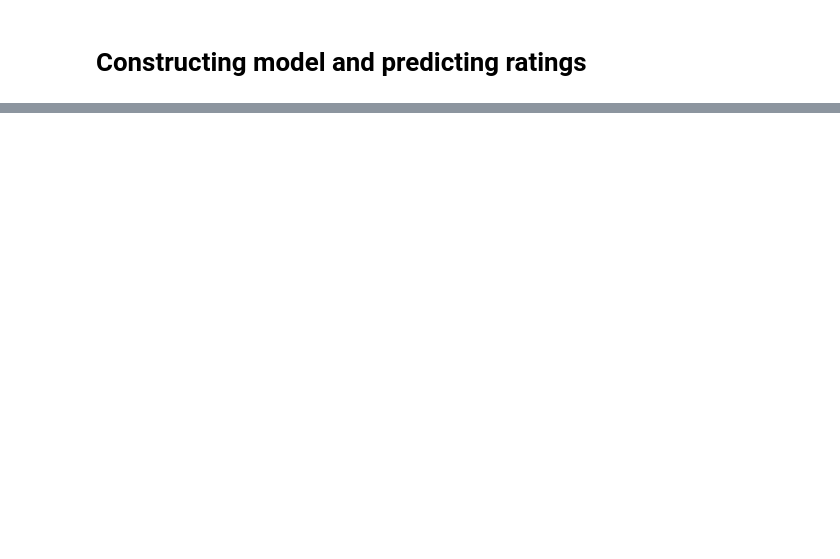
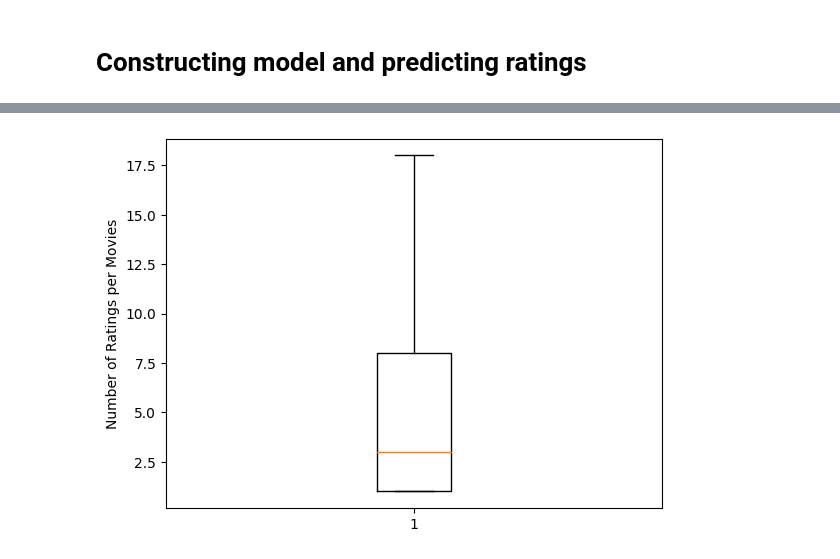
Before and after one commit to chusanapunn/IMDBReccom_AY3T2, a Jupyter notebook: des431_project2.ipynb, the cells around one changed output, grey strips where cells are left out. Saved outputs shown, nothing was run; the diff lists cells and outputs as text; code cells hidden in the pictures; blank space fills up the shorter version.

```diff
--- a/des431_project2.ipynb
+++ b/des431_project2.ipynb
@@ -31,0 +130,7 @@ FileNotFoundError: [Errno 2] No such file or directory: 'ratings_train.csv'
+# %%
+movie_counts = ratings['movieId'].value_counts()
+plt.boxplot(movie_counts.values, showfliers=False)
+plt.ylabel('Number of Ratings per Movies')
+plt.show()
+# %% [output]
+[figure, added]
```
Also changed, not shown: parts of 15 cells of this notebook.
